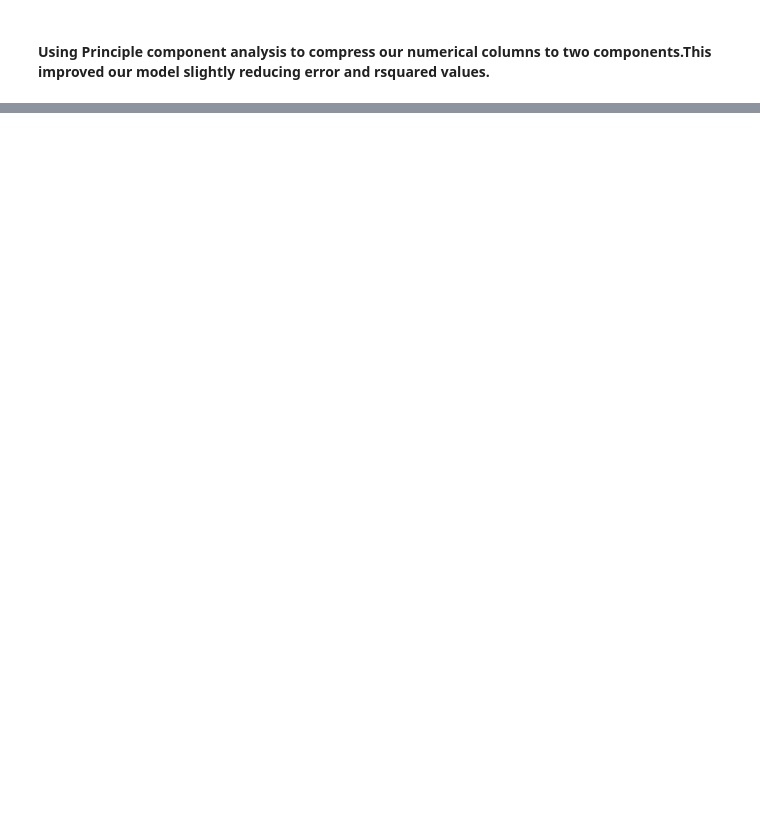
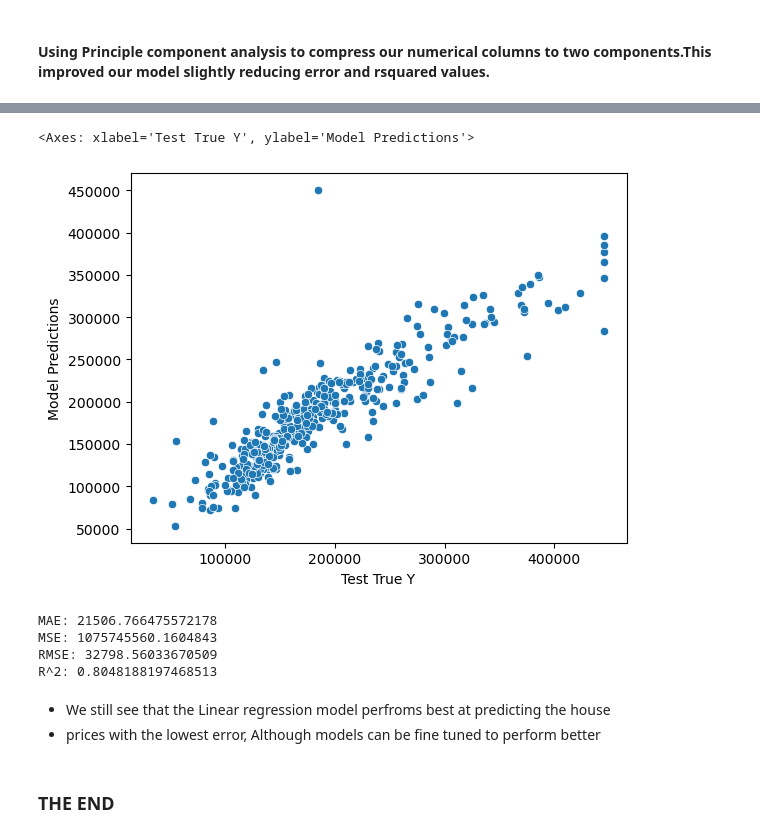
Before and after one commit to OBINNADINNEYA/OBI_PORTFOLIO, a Jupyter notebook: Housing Price prediction analysis.ipynb, the cells around one changed output, grey strips where cells are left out. Saved outputs shown, nothing was run; the diff lists cells and outputs as text; code cells hidden in the pictures; blank space fills up the shorter version.

```diff
--- a/Housing Price prediction analysis.ipynb
+++ b/Housing Price prediction analysis.ipynb
@@ -753,0 +835,2 @@ R^2: 0.8737906092519292
+# %%
+test_predictions = model.predict(X_test)
@@ -753,0 +839,8 @@ R^2: 0.8737906092519292
+# %%
+pred_df = pd.DataFrame(y_test.values,columns=['Test True Y'])
+
+pred_df = pd.concat([pred_df,test_predictions],axis=1)
+
+pred_df.columns = ['Test True Y', 'Model Predictions']
+
+pred_df.head(10)
@@ -753,0 +859,29 @@ R^2: 0.8737906092519292
+# %%
+##lets plot the predictions to the original y values
+sns.scatterplot(x='Test True Y', y= 'Model Predictions',data=pred_df)
+# %% [output]
+<Axes: xlabel='Test True Y', ylabel='Model Predictions'>
+[figure, added]
+# %%
+MAE = metrics.mean_absolute_error(y_test,test_predictions)
+
+MSE = metrics.mean_squared_error(y_test,test_predictions)
+
+RMSE = np.sqrt(MSE)
+
+R2 = metrics.r2_score(y_test,test_predictions)
+
+print(f'MAE: {MAE}')
+print(f'MSE: {MSE}')
+print(f'RMSE: {RMSE}')
+print(f'R^2: {R2}')
+# %% [output]
+MAE: 21506.766475572178
+MSE: 1075745560.1604843
+RMSE: 32798.56033670509
+R^2: 0.8048188197468513
+# %% [markdown]
+- We still see that the Linear regression model perfroms best at predicting the house
+- prices with the lowest error, Although models can be fine tuned to perform better
+# %% [markdown]
+### THE END
```
Also changed, not shown: parts of 30 cells of this notebook, 1 other file.
